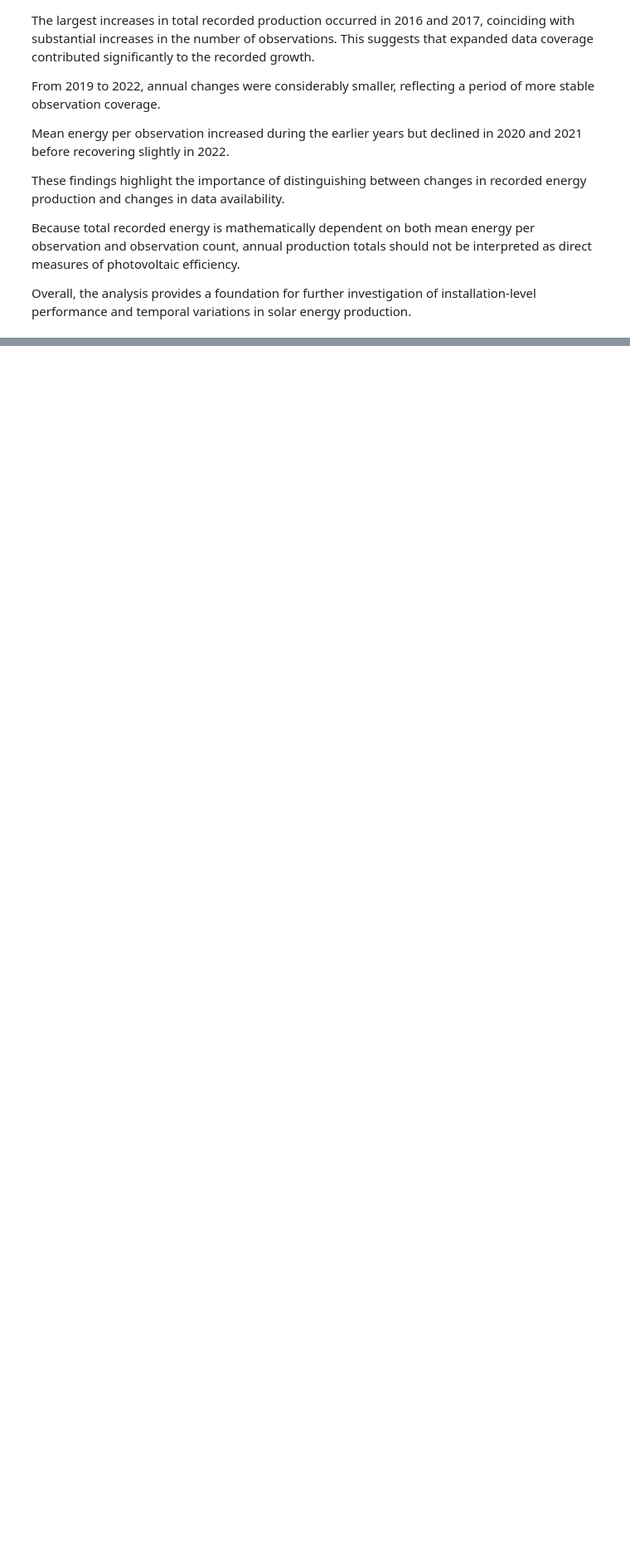
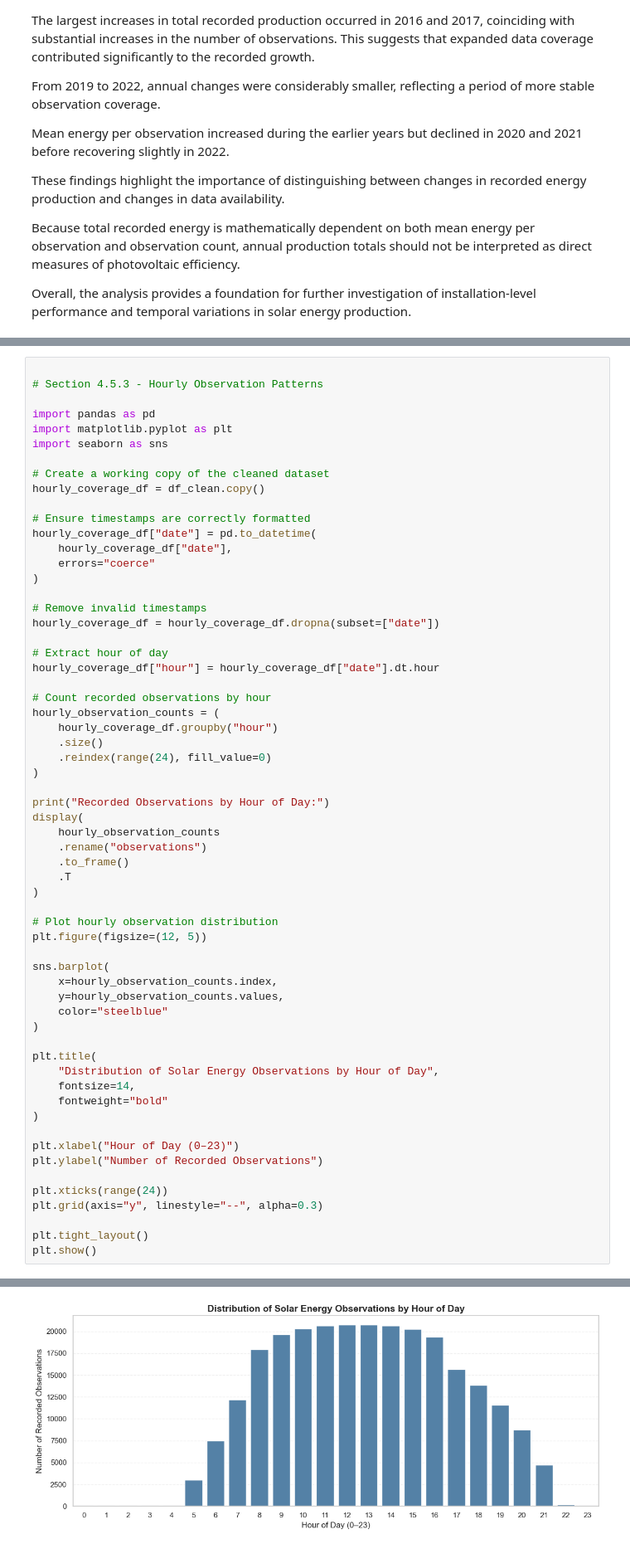
Before and after one commit to damisar/Solar-Energy-Production-Analysis, a Jupyter notebook: notebooks/solar_production_eda.ipynb, the cells around one changed output, grey strips where cells are left out. Shown at 83% size. Drawn from its saved outputs; the diff is of its cells as text; blank space fills up the shorter version.

```diff
--- a/notebooks/solar_production_eda.ipynb
+++ b/notebooks/solar_production_eda.ipynb
@@ -2078,0 +2307,62 @@ temporal variations in solar energy production.
+# %%
+
+# Section 4.5.3 - Hourly Observation Patterns
+
+import pandas as pd
+import matplotlib.pyplot as plt
+import seaborn as sns
+
+# Create a working copy of the cleaned dataset
+hourly_coverage_df = df_clean.copy()
+
+# Ensure timestamps are correctly formatted
+hourly_coverage_df["date"] = pd.to_datetime(
+    hourly_coverage_df["date"],
+    errors="coerce"
+)
+
+# Remove invalid timestamps
+hourly_coverage_df = hourly_coverage_df.dropna(subset=["date"])
+
+# Extract hour of day
+hourly_coverage_df["hour"] = hourly_coverage_df["date"].dt.hour
+
+# Count recorded observations by hour
+hourly_observation_counts = (
+    hourly_coverage_df.groupby("hour")
+    .size()
+    .reindex(range(24), fill_value=0)
+)
+
+print("Recorded Observations by Hour of Day:")
+display(
+    hourly_observation_counts
+    .rename("observations")
+    .to_frame()
+    .T
+)
+
+# Plot hourly observation distribution
+plt.figure(figsize=(12, 5))
+
+sns.barplot(
+    x=hourly_observation_counts.index,
+    y=hourly_observation_counts.values,
+    color="steelblue"
+)
+
+plt.title(
+    "Distribution of Solar Energy Observations by Hour of Day",
+    fontsize=14,
+    fontweight="bold"
+)
+
+plt.xlabel("Hour of Day (0–23)")
+plt.ylabel("Number of Recorded Observations")
+
+plt.xticks(range(24))
+plt.grid(axis="y", linestyle="--", alpha=0.3)
+
+plt.tight_layout()
+plt.show()
+# %% [output]
@@ -2078,0 +2373 @@ temporal variations in solar energy production.
+[figure, added]
```
Also changed, not shown: parts of 19 cells of this notebook.
